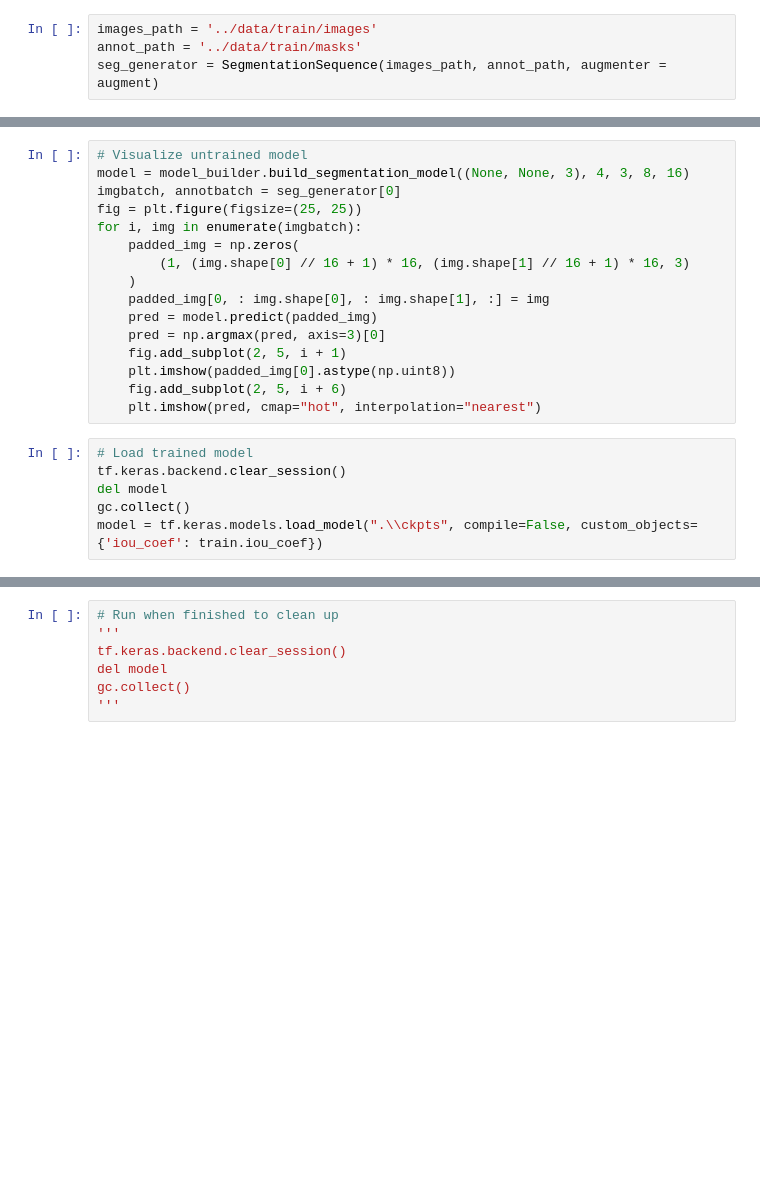
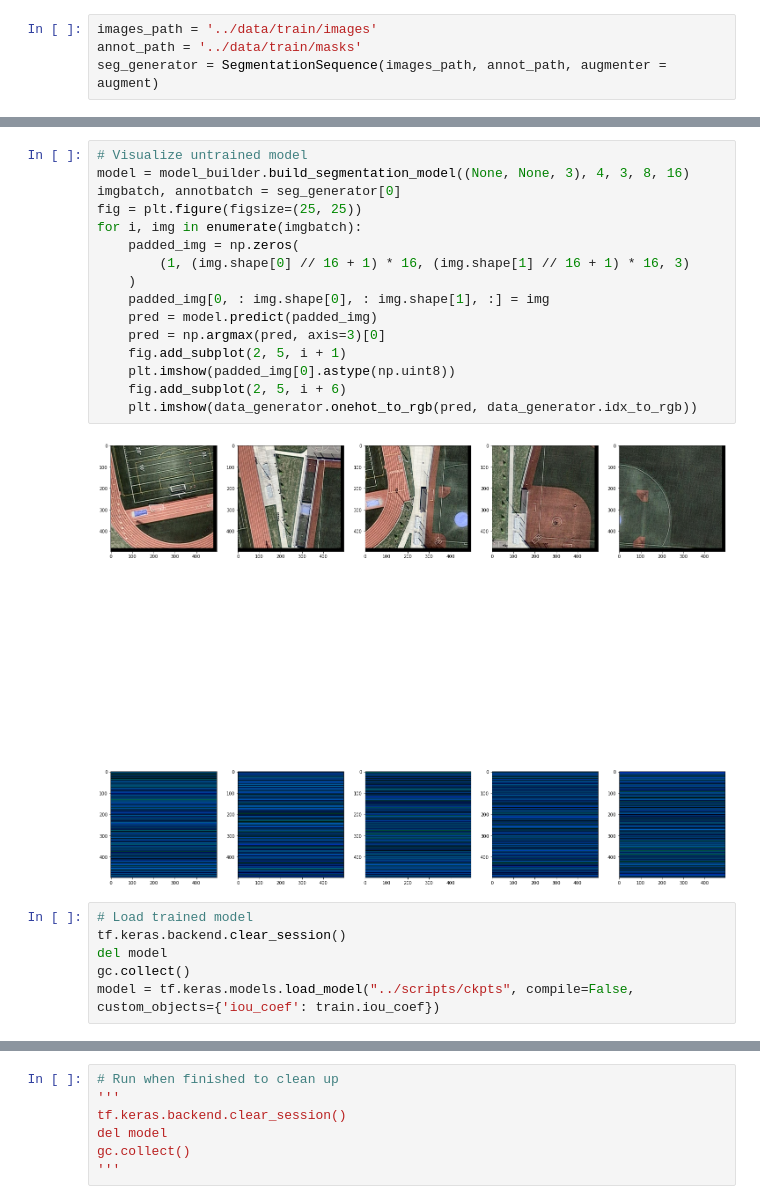
Before and after one commit to umd-fire-coml/2020-Object-Detection-In-Aerial-Images, a Jupyter notebook: notebooks/Visualizer.ipynb, the cells around one changed output, grey strips where cells are left out. Drawn from its saved outputs; the diff is of its cells as text; blank space fills up the shorter version.

```diff
--- a/notebooks/Visualizer.ipynb
+++ b/notebooks/Visualizer.ipynb
@@ -31,25 +32,27 @@ plt.imshow(mask[:,:,0], cmap="hot", interpolation="nearest")
 # %%
 # Visualize untrained model
 model = model_builder.build_segmentation_model((None, None, 3), 4, 3, 8, 16)
 imgbatch, annotbatch = seg_generator[0]
 fig = plt.figure(figsize=(25, 25))
 for i, img in enumerate(imgbatch):
     padded_img = np.zeros(
         (1, (img.shape[0] // 16 + 1) * 16, (img.shape[1] // 16 + 1) * 16, 3)
     )
     padded_img[0, : img.shape[0], : img.shape[1], :] = img
     pred = model.predict(padded_img)
     pred = np.argmax(pred, axis=3)[0]
     fig.add_subplot(2, 5, i + 1)
     plt.imshow(padded_img[0].astype(np.uint8))
     fig.add_subplot(2, 5, i + 6)
-    plt.imshow(pred, cmap="hot", interpolation="nearest")
+    plt.imshow(data_generator.onehot_to_rgb(pred, data_generator.idx_to_rgb))
+# %% [output]
+[figure, added]
 # %%
 # Load trained model
 tf.keras.backend.clear_session()
 del model
 gc.collect()
-model = tf.keras.models.load_model(".\\ckpts", compile=False, custom_objects={'iou_coef': train.iou_coef})
+model = tf.keras.models.load_model("../scripts/ckpts", compile=False, custom_objects={'iou_coef': train.iou_coef})
 # %%
 # Visualize trained model
 seg_generator = SegmentationSequence(
```
Also changed, not shown: parts of 3 cells of this notebook.
